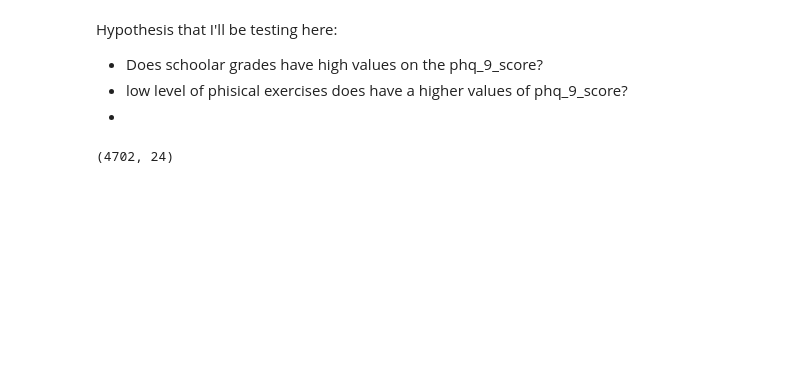
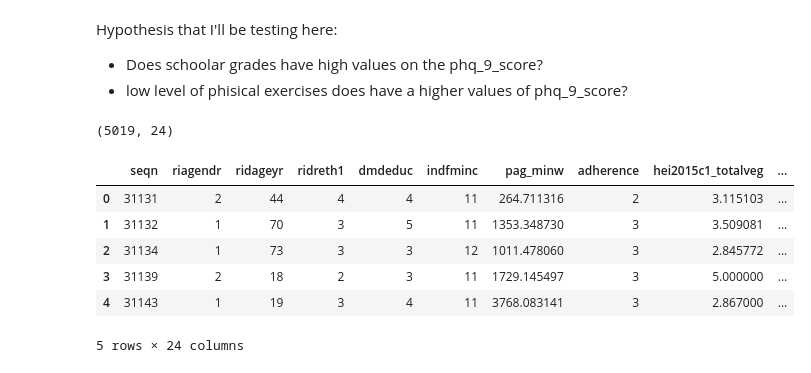
Before and after one commit to LucianoBatista/stat-infer-health-habits, a Jupyter notebook: 03-hypothesis-tests/03-hyp-tests.ipynb, the cells around one changed output. Drawn from its saved outputs; the diff is of its cells as text; code cells hidden in the pictures; blank space fills up the shorter version.

```diff
--- a/03-hypothesis-tests/03-hyp-tests.ipynb
+++ b/03-hypothesis-tests/03-hyp-tests.ipynb
@@ -19,11 +21,19 @@ Hypothesis that I'll be testing here:
 
 - Does schoolar grades have high values on the phq_9_score?
 - low level of phisical exercises does have a higher values of phq_9_score?
--
 # %%
 # data
 infer_phq_pag_hei_clean = pd.read_csv("../data/curated/demo_phq_pag_hei_cureted_v3.csv")
+infer_phq_pag_hei_clean.shape
+# %% [output]
+(5019, 24)
 # %%
-infer_phq_pag_hei_clean.shape
+infer_phq_pag_hei_clean.head()
 # %% [output]
+|  | seqn | riagendr | ridageyr | ridreth1 | dmdeduc | indfminc | pag_minw | adherence | hei2015c1_totalveg | ... |
+| 0 | 31131 | 2 | 44 | 4 | 4 | 11 | 264.711316 | 2 | 3.115103 | ... |
+| 1 | 31132 | 1 | 70 | 3 | 5 | 11 | 1353.348730 | 3 | 3.509081 | ... |
+| 2 | 31134 | 1 | 73 | 3 | 3 | 12 | 1011.478060 | 3 | 2.845772 | ... |
+| 3 | 31139 | 2 | 18 | 2 | 3 | 11 | 1729.145497 | 3 | 5.000000 | ... |
+| 4 | 31143 | 1 | 19 | 3 | 4 | 11 | 3768.083141 | 3 | 2.867000 | ... |
-(4702, 24)
+5 rows × 24 columns
```
Also changed, not shown: parts of 12 cells of this notebook, 1 other file.
